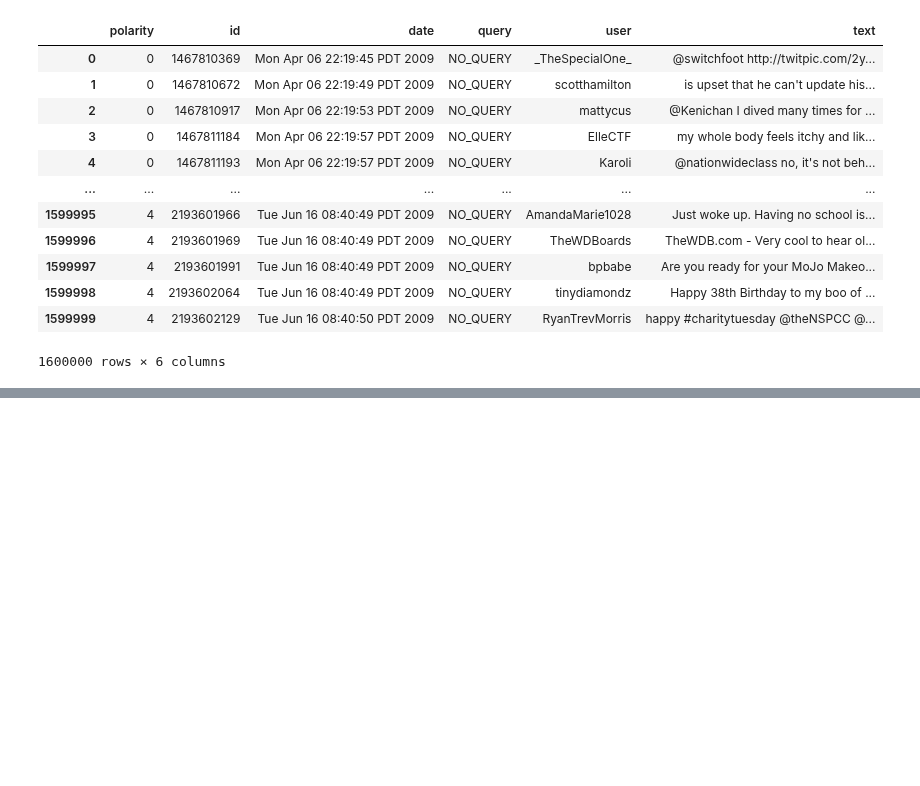
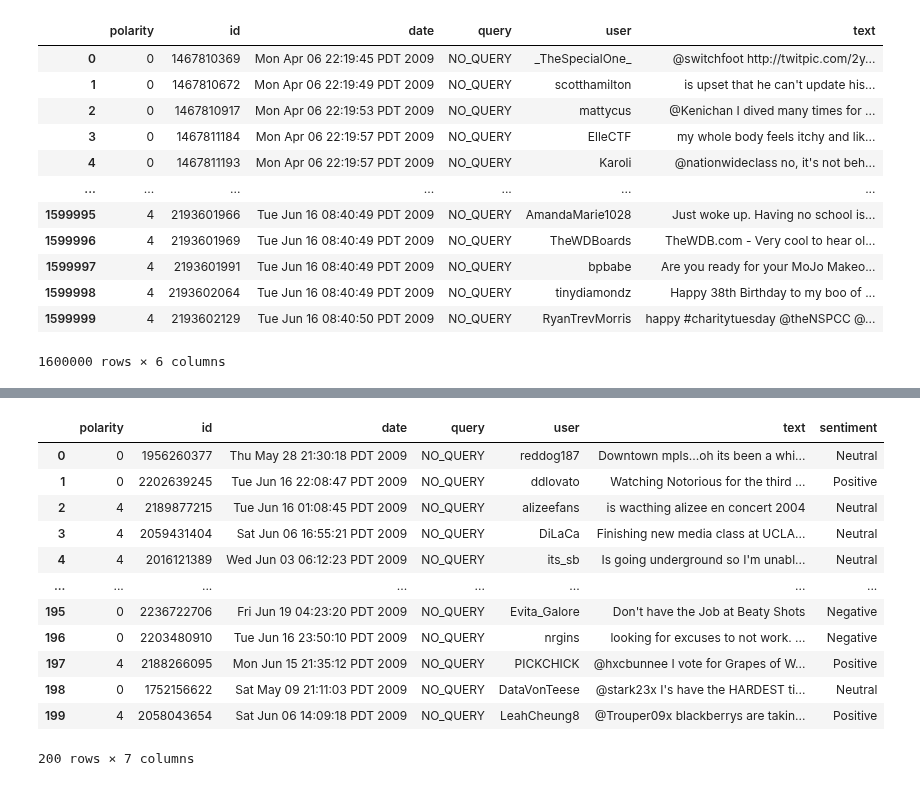
Before and after one commit to Urban-Analytics/INTEGRATE, a Jupyter notebook: llm/code/llm_experiments.ipynb, the cells around one changed output, grey strips where cells are left out. Saved outputs shown, nothing was run; the diff lists cells and outputs as text; code cells hidden in the pictures; blank space fills up the shorter version.

Commit message:
got together.ai api working to (try to) classify tweet sentiment

```diff
--- a/llm/code/llm_experiments.ipynb
+++ b/llm/code/llm_experiments.ipynb
@@ -6,10 +6,24 @@ Early experiments with LLMs
 ## Libraries
 # %%
 import os
+import re
+
+import numpy as np
 import pandas as pd
 
 from kaggle.api.kaggle_api_extended import KaggleApi
 from together import Together
+
+# Easier display options for debugging:
+
+# Set the display width to a larger value
+pd.set_option('display.width', 1000)
+
+# Optionally, set the max column width to avoid truncating column data
+pd.set_option('display.max_colwidth', None)
+
+# Optionally, set the max number of columns to show all columns
+pd.set_option('display.max_columns', None)
 # %% [markdown]
 ## Get test data
 
@@ -40,7 +54,9 @@ tweets_df = pd.read_csv(os.path.join(data_dir, 'training.1600000.processed.noemo
                         header=None,
                         names=["polarity", "id", "date", "query", "user", "text"],
                         dtype={"polarity": int, "id": int, "date": str, "query": str, "user": str, "text": str},
-                        encoding='latin1')
+                        encoding='latin1',
+                        index_col=False  # Ensure the df is given an ascending, consecutive index
+                        )
 
 tweets_df
 # %% [output]
@@ -323,0 +180,16 @@ Sentiment: Neutral
+# %%
+df
+# %% [output]
+|  | polarity | id | date | query | user | text | sentiment |
+| 0 | 0 | 1956260377 | Thu May 28 21:30:18 PDT 2009 | NO_QUERY | reddog187 | Downtown mpls...oh its been a whi... | Neutral |
+| 1 | 0 | 2202639245 | Tue Jun 16 22:08:47 PDT 2009 | NO_QUERY | ddlovato | Watching Notorious for the third ... | Positive |
+| 2 | 4 | 2189877215 | Tue Jun 16 01:08:45 PDT 2009 | NO_QUERY | alizeefans | is wacthing alizee en concert 2004 | Neutral |
+| 3 | 4 | 2059431404 | Sat Jun 06 16:55:21 PDT 2009 | NO_QUERY | DiLaCa | Finishing new media class at UCLA... | Neutral |
+| 4 | 4 | 2016121389 | Wed Jun 03 06:12:23 PDT 2009 | NO_QUERY | its_sb | Is going underground so I'm unabl... | Neutral |
+| ... | ... | ... | ... | ... | ... | ... | ... |
+| 195 | 0 | 2236722706 | Fri Jun 19 04:23:20 PDT 2009 | NO_QUERY | Evita_Galore | Don't have the Job at Beaty Shots | Negative |
+| 196 | 0 | 2203480910 | Tue Jun 16 23:50:10 PDT 2009 | NO_QUERY | nrgins | looking for excuses to not work. ... | Negative |
+| 197 | 4 | 2188266095 | Mon Jun 15 21:35:12 PDT 2009 | NO_QUERY | PICKCHICK | @hxcbunnee I vote for Grapes of W... | Positive |
+| 198 | 0 | 1752156622 | Sat May 09 21:11:03 PDT 2009 | NO_QUERY | DataVonTeese | @stark23x I's have the HARDEST ti... | Neutral |
+| 199 | 4 | 2058043654 | Sat Jun 06 14:09:18 PDT 2009 | NO_QUERY | LeahCheung8 | @Trouper09x blackberrys are takin... | Positive |
+200 rows × 7 columns
```
Also changed, not shown: parts of 9 cells of this notebook.
